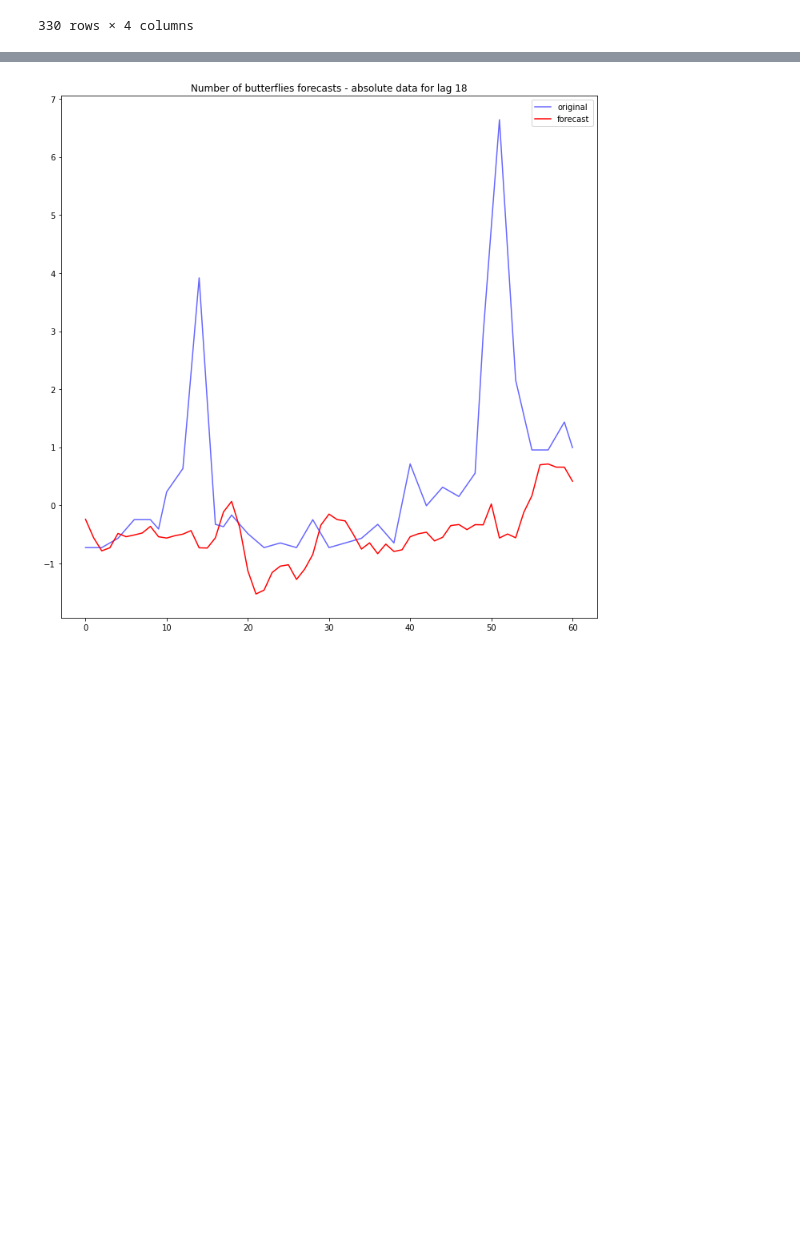
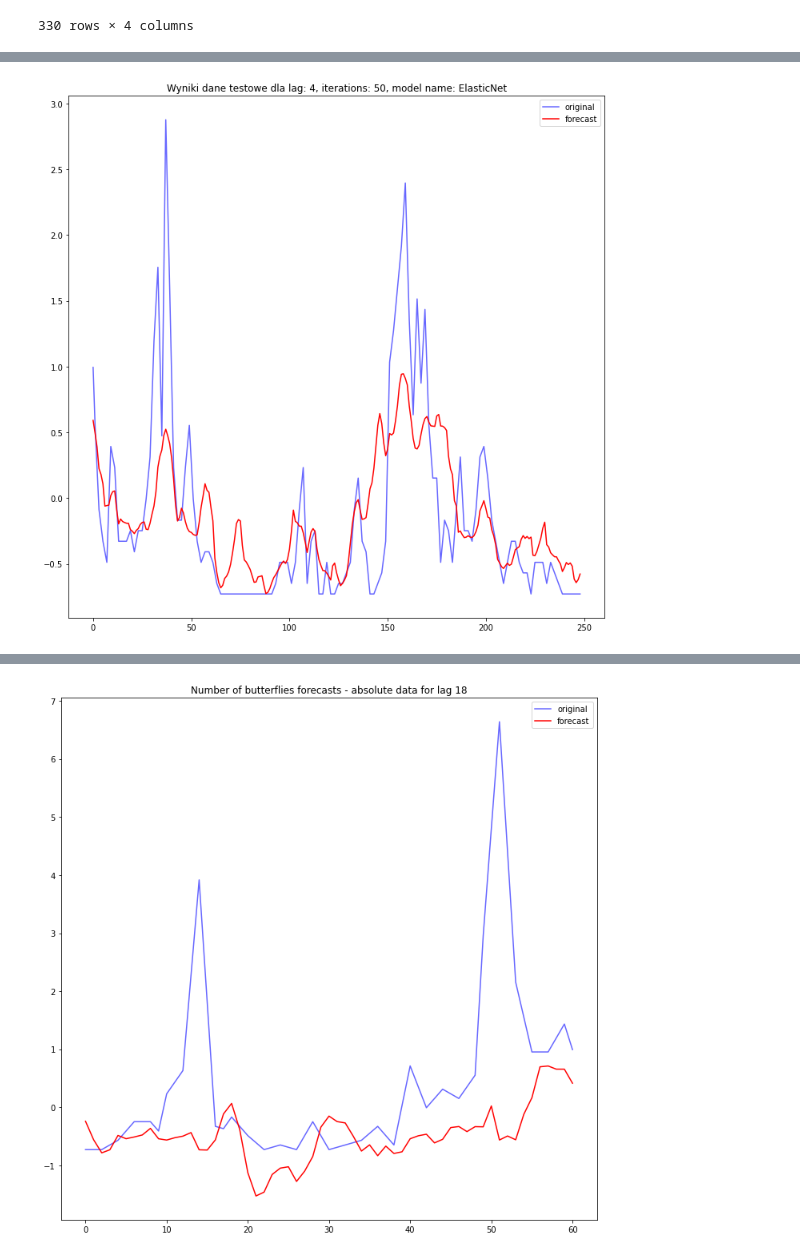
Before and after one commit to Ligerd/research_project, a Jupyter notebook: code/Ręczna_regresja.ipynb, the cells around one changed output, grey strips where cells are left out. Drawn from its saved outputs; the diff is of its cells as text; code cells hidden in the pictures; blank space fills up the shorter version.

Commit message:
add function and plots

```diff
--- a/code/Ręczna_regresja.ipynb
+++ b/code/Ręczna_regresja.ipynb
@@ -492,0 +567,8 @@ y_pred_all = {"ElasticNet": {}, "PolynomialRidgeRegression": {}}
+# %%
+y_test_all, y_pred_all, y_pred_train_all, y_train_all, mse_all, mse_train = make_experements(range(4, 20, 2), range(50, 200, 20))
+# %%
+make_plot_for_params(y_train_all.get('ElasticNet').get(14).get(190),
+                     y_pred_train_all.get('ElasticNet').get(14).get(190),
+                    4, 50, "ElasticNet")
+# %% [output]
+[figure, added]
```
Also changed, not shown: parts of 26 cells of this notebook.
